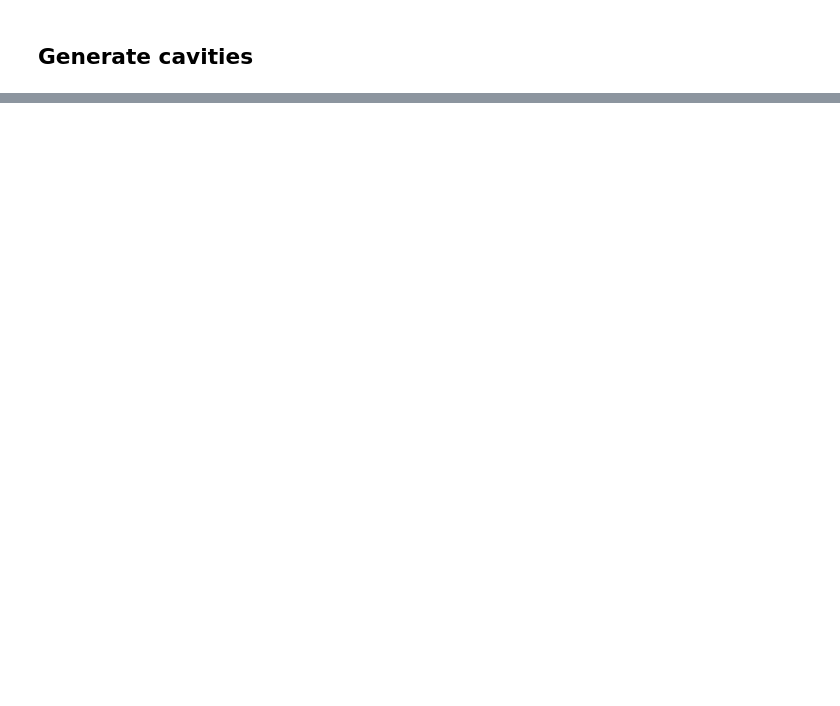
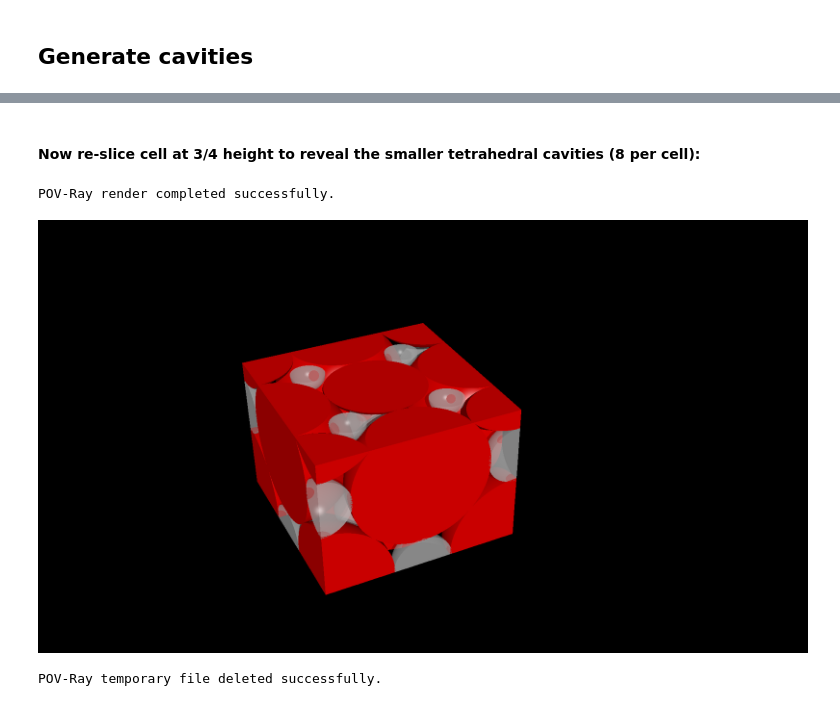
Before and after one commit to VACUUMMS/VACUUMMS, a Jupyter notebook: examples/jupyter/FCC.ipynb, the cells around one changed output, grey strips where cells are left out. Cells and saved outputs as stored; diff of their text form; code cells hidden in the pictures; blank space fills up the shorter version.

```diff
--- a/examples/jupyter/FCC.ipynb
+++ b/examples/jupyter/FCC.ipynb
@@ -69,0 +152,12 @@ csd = v.CavitySizeDistribution(cavs)
+# %% [markdown]
+#### Now re-slice cell at 3/4 height to reveal the smaller tetrahedral cavities (8 per cell):
+# %%
+cc.setBoxDimensions([2,1.75,2])
+cavc.setBoxDimensions([2,1.75,2])
+
+scene.renderScene("fcc-tetra.png")
+Image(filename='fcc-tetra.png')
+# %% [output]
+POV-Ray render completed successfully.
+[figure, added]
+POV-Ray temporary file deleted successfully.
```
Also changed, not shown: parts of 48 cells of this notebook, 22 other files.
